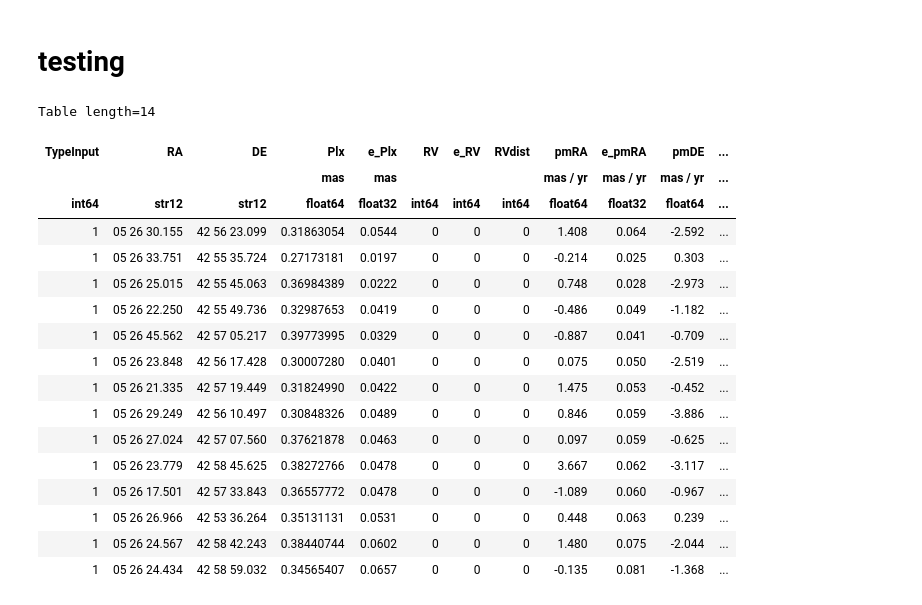
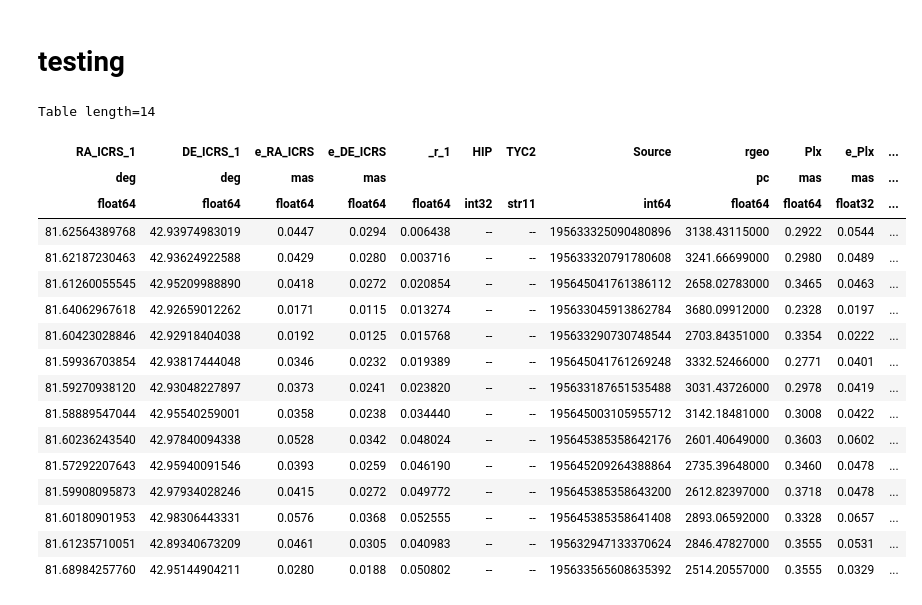
Before and after one commit to surodeep26/Traceback, a Jupyter notebook: main.ipynb, the cells around one changed output. Cells and saved outputs as stored; diff of their text form; code cells hidden in the pictures.

```diff
--- a/main.ipynb
+++ b/main.ipynb
@@ -101,6 +101,7 @@ import numpy as np
 def find_neighbors_by_source_id(table, coord_column, source_column, source_id, max_sep, return_table=False):
     """
     Find stars within a specified angular separation from a given source ID in an astropy table.
+    The output is sorted by separation, with the target source as the first row.
 
     Parameters:
     -----------
@@ -121,7 +122,7 @@ def find_neighbors_by_source_id(table, coord_column, source_column, source_id, m
     Returns:
     --------
     neighbors : list of int or astropy.table.Table
-        Either a list of source IDs of neighboring stars or a table of these neighbors
+        Either a list of source IDs of neighboring stars or a table of these neighbors,
         with the target star as the first row.
     """
 
@@ -133,7 +134,7 @@ def find_neighbors_by_source_id(table, coord_column, source_column, source_id, m
     target_indices = np.where(table[source_column] == source_id)[0]
     if len(target_indices) == 0:
         raise ValueError(f"Source ID {source_id} not found in the table.")
-    target_index = target_indices[0]  # Use the first match if there are multiple
+    target_index = target_indices[0]
 
     # Get the SkyCoord object of the star at the specified index
     target_coord = table[coord_column][target_index]
@@ -144,39 +145,40 @@ def find_neighbors_by_source_id(table, coord_column, source_column, source_id, m
     # Find indices where separation is within the max_sep, including the target itself
     neighbor_indices = np.where(separations < max_sep)[0]
 
-    # Ensure the target index is the first in the list of neighbor indices
-    neighbor_indices = np.insert(neighbor_indices[neighbor_indices != target_index], 0, target_index)
+    # Sort the neighbors by separation
+    sorted_indices = neighbor_indices[np.argsort(separations[neighbor_indices])]
 
-    # Get the source IDs of the neighboring stars
-    neighbor_source_ids = table[source_column][neighbor_indices].tolist()
+    # Get the source IDs of the sorted neighboring stars
+    neighbor_source_ids = table[source_column][sorted_indices].tolist()
 
     # Return results based on the specified return type
     if return_table:
-        # Create a subtable with the neighbors' source IDs and ensure target is the first row
-        neighbor_table = table[neighbor_indices]
+        # Create a subtable with the sorted neighbors' source IDs
+        neighbor_table = table[sorted_indices]
         return neighbor_table
     else:
         return neighbor_source_ids
 # %%
 neighbor_source_ids = find_neighbors_by_source_id(sir, "SkyCoord", "Source", source_id=195633325090480896, max_sep=3*u.arcmin, return_table=True)
 # print("Neighbor source IDs:", neighbor_source_ids)
-fs4giesler(neighbor_source_ids)
+# fs4giesler(neighbor_source_ids)
+neighbor_source_ids
 # %% [output]
 Table length=14
-| TypeInput | RA | DE | Plx | e_Plx | RV | e_RV | RVdist | pmRA | e_pmRA | pmDE | ... |
-|  |  |  | mas | mas |  |  |  | mas / yr | mas / yr | mas / yr | ... |
-| int64 | str12 | str12 | float64 | float32 | int64 | int64 | int64 | float64 | float32 | float64 | ... |
-| 1 | 05 26 30.155 | 42 56 23.099 | 0.31863054 | 0.0544 | 0 | 0 | 0 | 1.408 | 0.064 | -2.592 | ... |
-| 1 | 05 26 33.751 | 42 55 35.724 | 0.27173181 | 0.0197 | 0 | 0 | 0 | -0.214 | 0.025 | 0.303 | ... |
-| 1 | 05 26 25.015 | 42 55 45.063 | 0.36984389 | 0.0222 | 0 | 0 | 0 | 0.748 | 0.028 | -2.973 | ... |
-| 1 | 05 26 22.250 | 42 55 49.736 | 0.32987653 | 0.0419 | 0 | 0 | 0 | -0.486 | 0.049 | -1.182 | ... |
-| 1 | 05 26 45.562 | 42 57 05.217 | 0.39773995 | 0.0329 | 0 | 0 | 0 | -0.887 | 0.041 | -0.709 | ... |
-| 1 | 05 26 23.848 | 42 56 17.428 | 0.30007280 | 0.0401 | 0 | 0 | 0 | 0.075 | 0.050 | -2.519 | ... |
-| 1 | 05 26 21.335 | 42 57 19.449 | 0.31824990 | 0.0422 | 0 | 0 | 0 | 1.475 | 0.053 | -0.452 | ... |
-| 1 | 05 26 29.249 | 42 56 10.497 | 0.30848326 | 0.0489 | 0 | 0 | 0 | 0.846 | 0.059 | -3.886 | ... |
-| 1 | 05 26 27.024 | 42 57 07.560 | 0.37621878 | 0.0463 | 0 | 0 | 0 | 0.097 | 0.059 | -0.625 | ... |
-| 1 | 05 26 23.779 | 42 58 45.625 | 0.38272766 | 0.0478 | 0 | 0 | 0 | 3.667 | 0.062 | -3.117 | ... |
-| 1 | 05 26 17.501 | 42 57 33.843 | 0.36557772 | 0.0478 | 0 | 0 | 0 | -1.089 | 0.060 | -0.967 | ... |
-| 1 | 05 26 26.966 | 42 53 36.264 | 0.35131131 | 0.0531 | 0 | 0 | 0 | 0.448 | 0.063 | 0.239 | ... |
-| 1 | 05 26 24.567 | 42 58 42.243 | 0.38440744 | 0.0602 | 0 | 0 | 0 | 1.480 | 0.075 | -2.044 | ... |
-| 1 | 05 26 24.434 | 42 58 59.032 | 0.34565407 | 0.0657 | 0 | 0 | 0 | -0.135 | 0.081 | -1.368 | ... |
+| RA_ICRS_1 | DE_ICRS_1 | e_RA_ICRS | e_DE_ICRS | _r_1 | HIP | TYC2 | Source | rgeo | Plx | e_Plx | ... |
+| deg | deg | mas | mas |  |  |  |  | pc | mas | mas | ... |
+| float64 | float64 | float64 | float64 | float64 | int32 | str11 | int64 | float64 | float64 | float32 | ... |
+| 81.62564389768 | 42.93974983019 | 0.0447 | 0.0294 | 0.006438 | -- | -- | 195633325090480896 | 3138.43115000 | 0.2922 | 0.0544 | ... |
+| 81.62187230463 | 42.93624922588 | 0.0429 | 0.0280 | 0.003716 | -- | -- | 195633320791780608 | 3241.66699000 | 0.2980 | 0.0489 | ... |
+| 81.61260055545 | 42.95209988890 | 0.0418 | 0.0272 | 0.020854 | -- | -- | 195645041761386112 | 2658.02783000 | 0.3465 | 0.0463 | ... |
+| 81.64062967618 | 42.92659012262 | 0.0171 | 0.0115 | 0.013274 | -- | -- | 195633045913862784 | 3680.09912000 | 0.2328 | 0.0197 | ... |
+| 81.60423028846 | 42.92918404038 | 0.0192 | 0.0125 | 0.015768 | -- | -- | 195633290730748544 | 2703.84351000 | 0.3354 | 0.0222 | ... |
+| 81.59936703854 | 42.93817444048 | 0.0346 | 0.0232 | 0.019389 | -- | -- | 195645041761269248 | 3332.52466000 | 0.2771 | 0.0401 | ... |
+| 81.59270938120 | 42.93048227897 | 0.0373 | 0.0241 | 0.023820 | -- | -- | 195633187651535488 | 3031.43726000 | 0.2978 | 0.0419 | ... |
+| 81.58889547044 | 42.95540259001 | 0.0358 | 0.0238 | 0.034440 | -- | -- | 195645003105955712 | 3142.18481000 | 0.3008 | 0.0422 | ... |
+| 81.60236243540 | 42.97840094338 | 0.0528 | 0.0342 | 0.048024 | -- | -- | 195645385358642176 | 2601.40649000 | 0.3603 | 0.0602 | ... |
+| 81.57292207643 | 42.95940091546 | 0.0393 | 0.0259 | 0.046190 | -- | -- | 195645209264388864 | 2735.39648000 | 0.3460 | 0.0478 | ... |
+| 81.59908095873 | 42.97934028246 | 0.0415 | 0.0272 | 0.049772 | -- | -- | 195645385358643200 | 2612.82397000 | 0.3718 | 0.0478 | ... |
+| 81.60180901953 | 42.98306443331 | 0.0576 | 0.0368 | 0.052555 | -- | -- | 195645385358641408 | 2893.06592000 | 0.3328 | 0.0657 | ... |
+| 81.61235710051 | 42.89340673209 | 0.0461 | 0.0305 | 0.040983 | -- | -- | 195632947133370624 | 2846.47827000 | 0.3555 | 0.0531 | ... |
+| 81.68984257760 | 42.95144904211 | 0.0280 | 0.0188 | 0.050802 | -- | -- | 195633565608635392 | 2514.20557000 | 0.3555 | 0.0329 | ... |
```
